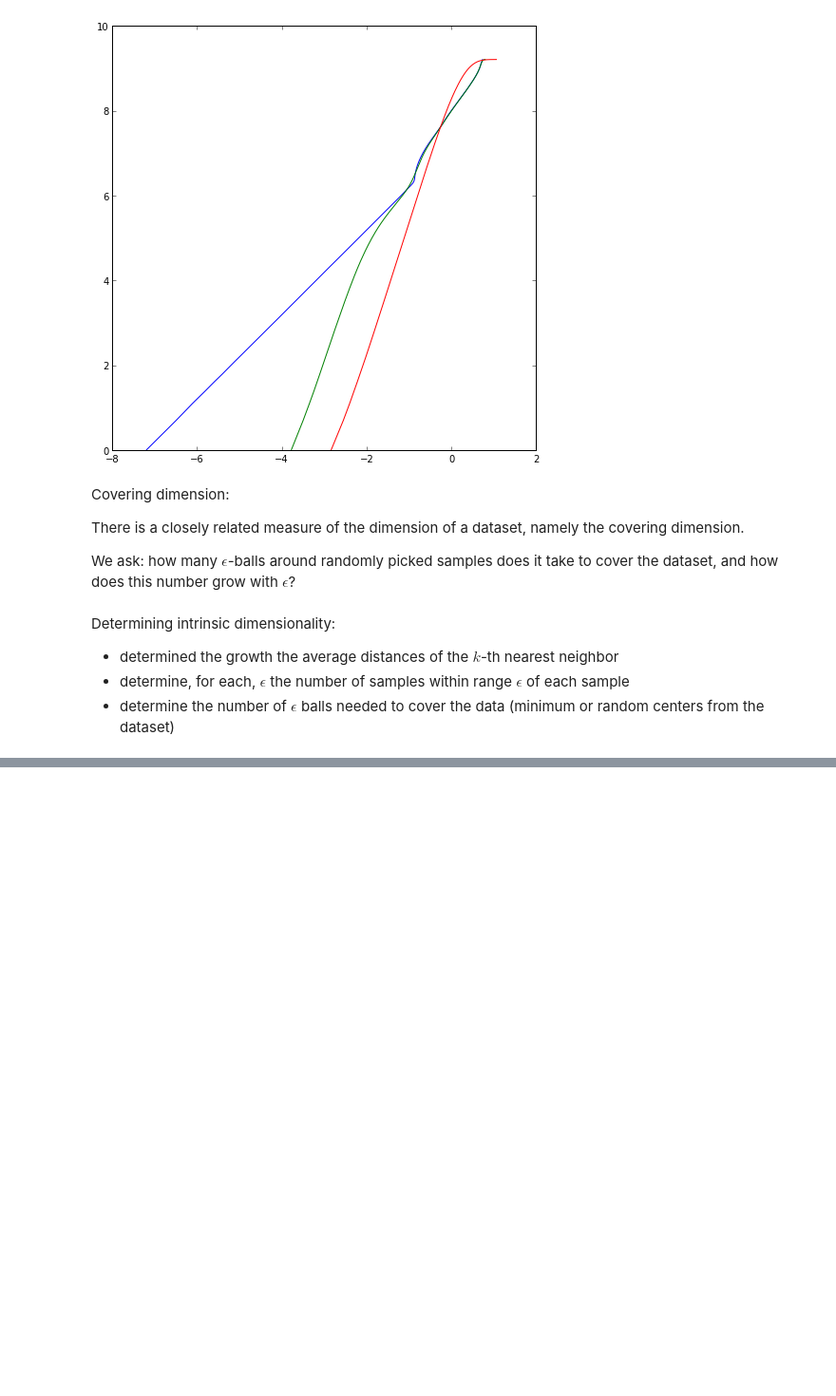
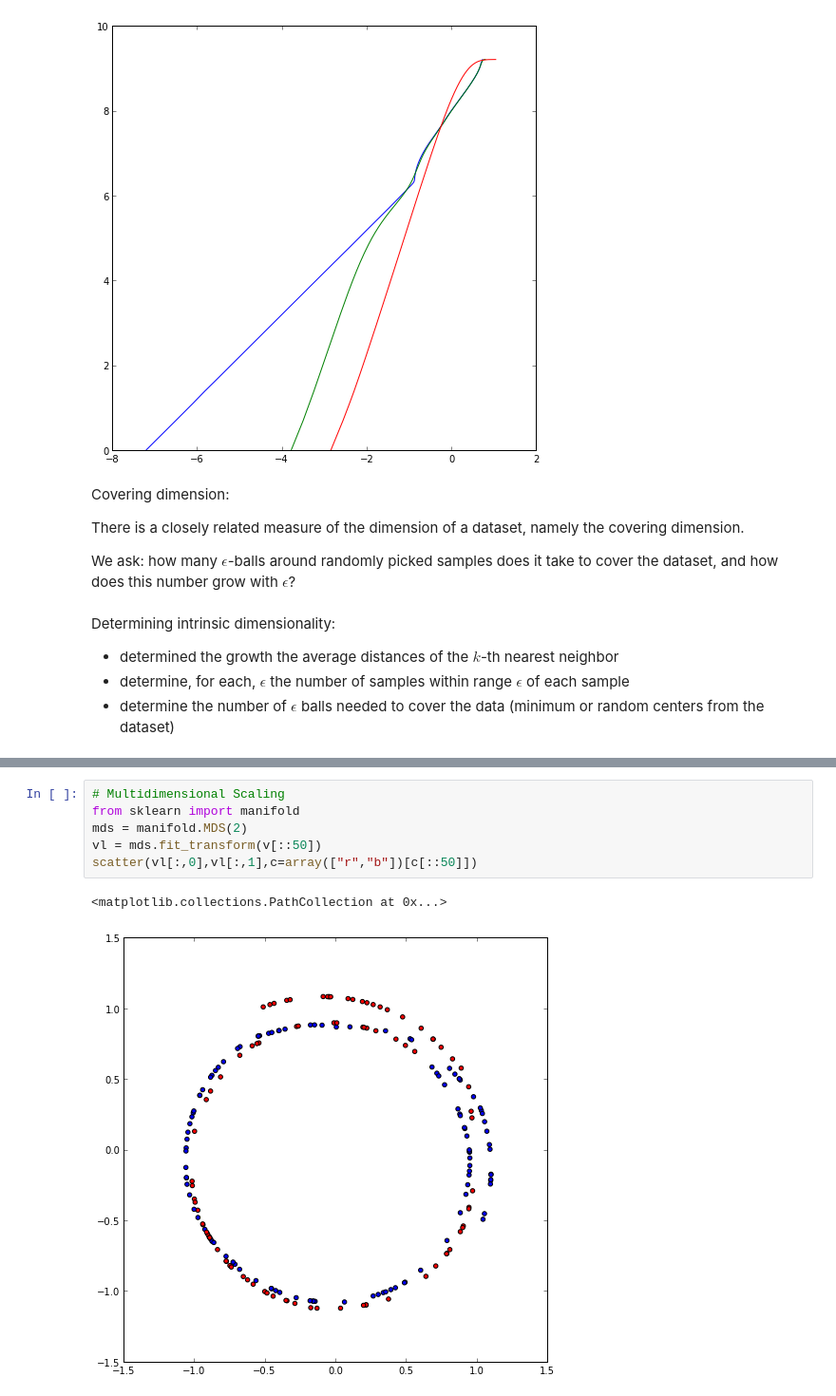
Before and after one commit to tmbdev-teaching/teaching-mmir, a Jupyter notebook: 62-dist-hidim.ipynb, the cells around one changed output, grey strips where cells are left out. Shown at 95% size. Drawn from its saved outputs; the diff is of its cells as text; blank space fills up the shorter version.

```diff
--- a/62-dist-hidim.ipynb
+++ b/62-dist-hidim.ipynb
@@ -162,0 +209,9 @@ Determining intrinsic dimensionality:
+# %%
+# Multidimensional Scaling
+from sklearn import manifold
+mds = manifold.MDS(2)
+vl = mds.fit_transform(v[::50])
+scatter(vl[:,0],vl[:,1],c=array(["r","b"])[c[::50]])
+# %% [output]
+<matplotlib.collections.PathCollection at 0x...>
+[figure, added]
```
Also changed, not shown: parts of 20 cells of this notebook, 2 other files.
